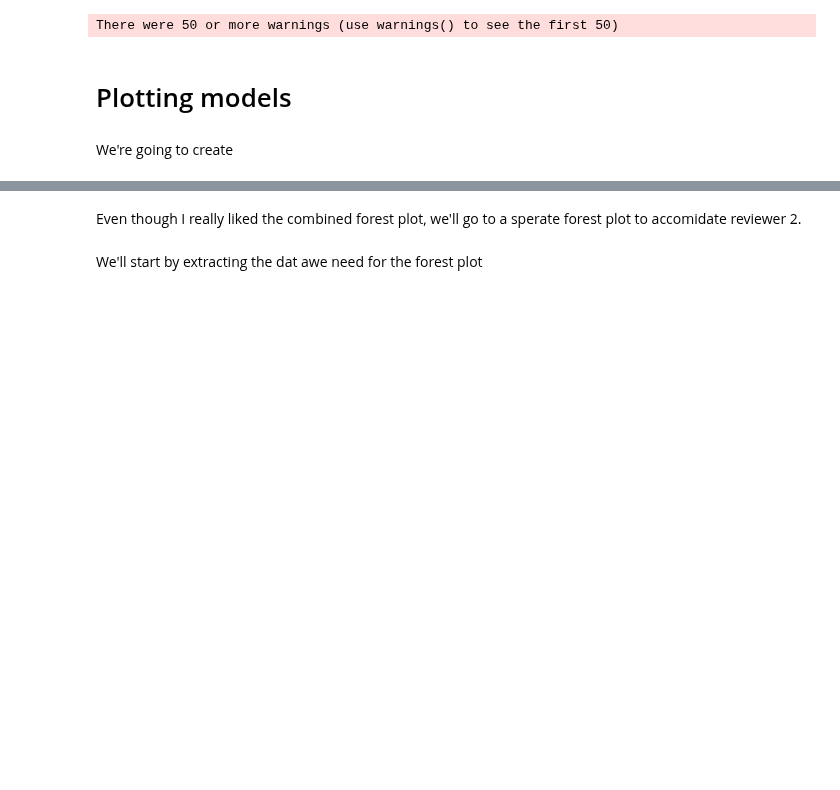
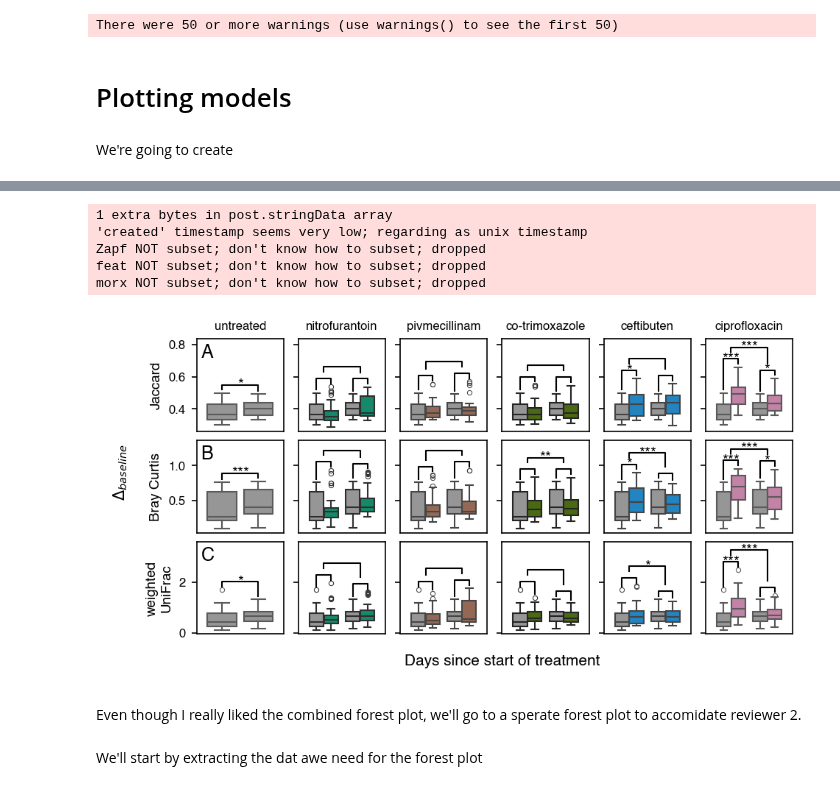
Before and after one commit to jwdebelius/antibiotic_rct_montelin, a Jupyter notebook: ipynb/H.BetaFits.ipynb, the cells around one changed output, grey strips where cells are left out. Saved outputs shown, nothing was run; the diff lists cells and outputs as text; code cells hidden in the pictures; blank space fills up the shorter version.

```diff
--- a/ipynb/H.BetaFits.ipynb
+++ b/ipynb/H.BetaFits.ipynb
@@ -449,3 +442,62 @@ morx NOT subset; don't know how to subset; dropped
+# %%
+sub_beta = ['jaccard',
+            'braycurtis',
+            'weighted_unifrac'
+            ]
+figa = plt.figure(dpi=150, constrained_layout=True, figsize=(6.25, 3.25), facecolor='None')
+[[figy, fig], [_, figx]] = figa.subfigures(2, 2, height_ratios=[3, 0.25], width_ratios=[0.25, 6])
+
+gs = fig.add_gridspec(3, 6,
+                      height_ratios=[1, 1, 1],
+                      width_ratios=[1, 1, 1, 1, 1, 1],
+                      )
+
+for row, metric in enumerate(sub_beta):
+    abx_axes = []
+    for abx in np.arange(6):
+        if abx == 0:
+            ax1 = fig.add_subplot(gs[row, abx])
+        else:
+            ax1 = fig.add_subplot(gs[row, abx], sharex=ax1, sharey=ax1)
+
+        ap._build_beta_boxplot(ax1, metric, abx, meta_r)
+        ax1.xaxis.set_tick_params(bottom=True, labelbottom=(row == 4), top=False,
+                                  labeltop=False, length=0, labelsize=8)
+        ax1.yaxis.set_tick_params(left=True, labelleft=(abx == 0), labelsize=8,
+                                  right=False, labelright=False)
+        abx_axes.append(ax1)
+    ylims = ax1.get_ylim()
+    yscale = np.diff(ylims)[0]
+    for abx, abx_ax in enumerate(abx_axes):
+        if row == 0:
+            abx_ax.set_title(abx_order[abx], size=8)
+        lines, plabs = ap._build_lines_abx(ylims, abx, metric, tops,
+                                           period_pvals=period_pvals,
+                                           inter_pvals=inter_pvals)
+        for ll, p_ in zip(*(lines, plabs)):
+            abx_ax.plot(*ll, color='k', linestyle='-', linewidth=1)
+            abx_ax.text(x=np.mean(ll[0]), y=np.max(ll[1]), s=p_,
+                        ha='center', va='center', size=10)
+    abx_ax.set_ylim(abx_ax.get_ylim()[0],
+                    abx_ax.get_ylim()[1] + 0.05 * np.diff(abx_ax.get_ylim())[0])
+    abx_axes[0].text(abx_ax.get_xlim()[0] + 0.05 * np.diff(abx_ax.get_xlim()),
+                     abx_ax.get_ylim()[1] - 0.05 * np.diff(abx_ax.get_ylim()),
+                    'ABCDEFG'[row],
+                    ha='left', va='top', size=12)
+ap._add_labelfig(figy, '$\\Delta_{baseline}$',
+                  rotation=90,
+                  position=(0.05, 0.1, 0.9, 0.85))
+ap._add_labelfig(figx, 'Days since start of treatment',
+                  position=(0.1, 0, 0.90, 1))
+figa.savefig('output/figures/figure_s9_beta_boxes.png', dpi=600, facecolor='None')
+figa.savefig('output/figures/figure_s9_beta_boxes.pdf', dpi=600, facecolor='None')
+# %% [output]
+1 extra bytes in post.stringData array
+'created' timestamp seems very low; regarding as unix timestamp
+Zapf NOT subset; don't know how to subset; dropped
+feat NOT subset; don't know how to subset; dropped
+morx NOT subset; don't know how to subset; dropped
+[figure, added]
 # %% [markdown]
 Even though I really liked the combined forest plot, we'll go to a sperate forest plot to accomidate reviewer 2.
 # %%
```
Also changed, not shown: parts of 3 cells of this notebook, 3 other files.
